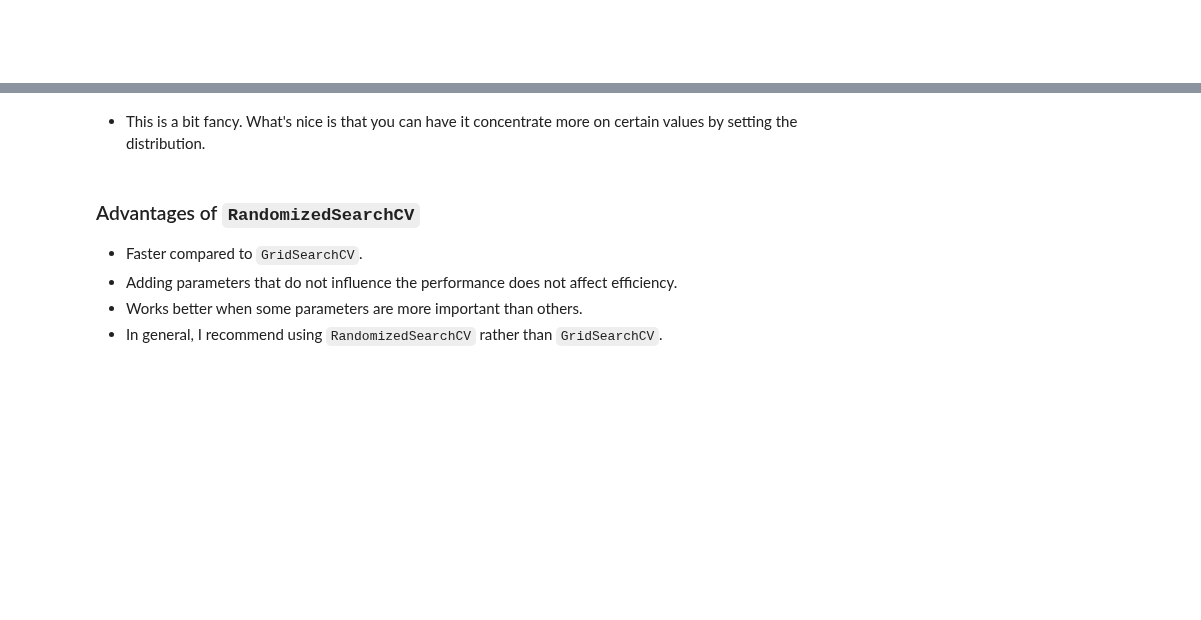
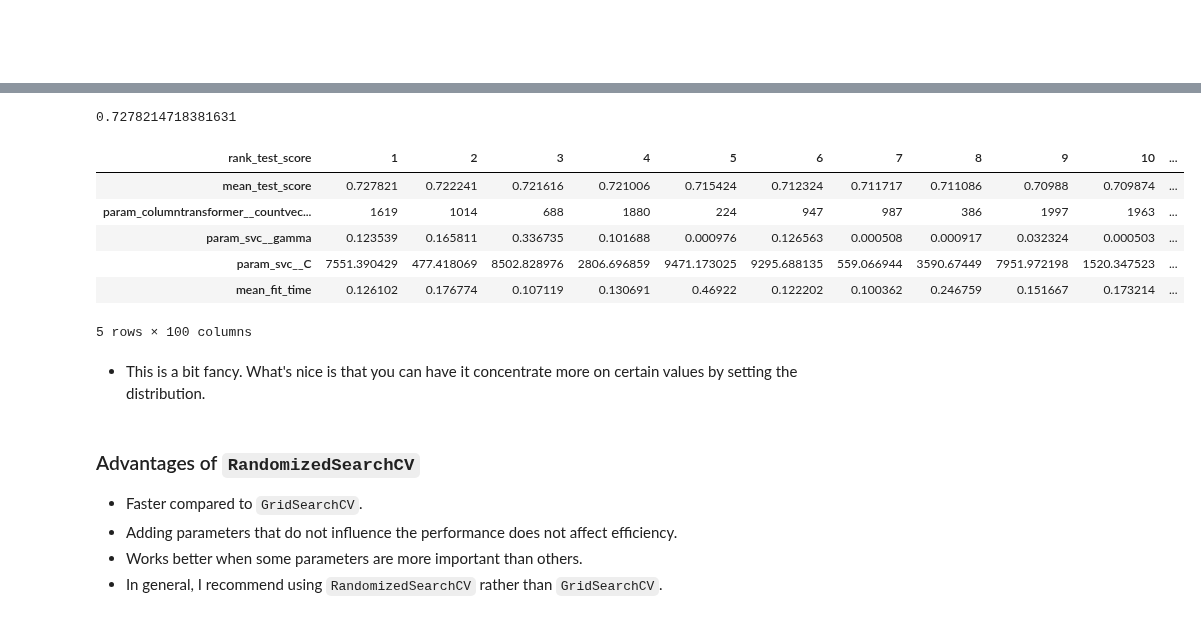
Before and after one commit to UBC-CS/cpsc330-2023W1, a Jupyter notebook: lectures/08_hyperparameter-optimization.ipynb, the cells around one changed output, grey strips where cells are left out. Saved outputs shown, nothing was run; the diff lists cells and outputs as text; code cells hidden in the pictures; blank space fills up the shorter version.

```diff
--- a/lectures/08_hyperparameter-optimization.ipynb
+++ b/lectures/08_hyperparameter-optimization.ipynb
@@ -506,3 +788,10 @@ random_search = None
 # %%
+# Create a random search object
+random_search = RandomizedSearchCV(pipe_svm,
+                  param_distributions = param_dist,
+                  n_iter=100,
+                  n_jobs=-1,
+                  return_train_score=True)
+
 # Carry out the search
-# random_search.fit(X_train, y_train)
+random_search.fit(X_train, y_train)
@@ -511,14 +816,26 @@ random_search = None
+# %%
+random_search.best_score_
+# %% [output]
+0.7278214718381631
 # %%
-# pd.DataFrame(random_search.cv_results_)[
-#     [
-#         "mean_test_score",
-#         "param_columntransformer__countvectorizer__max_features",
-#         "param_svc__gamma",
-#         "param_svc__C",
-#         "mean_fit_time",
-#         "rank_test_score",
-#     ]
-# ].set_index("rank_test_score").sort_index().T
+pd.DataFrame(random_search.cv_results_)[
+    [
+        "mean_test_score",
+        "param_columntransformer__countvectorizer__max_features",
+        "param_svc__gamma",
+        "param_svc__C",
+        "mean_fit_time",
+        "rank_test_score",
+    ]
+].set_index("rank_test_score").sort_index().T
+# %% [output]
+| rank_test_score | 1 | 2 | 3 | 4 | 5 | 6 | 7 | 8 | 9 | 10 | ... |
+| mean_test_score | 0.727821 | 0.722241 | 0.721616 | 0.721006 | 0.715424 | 0.712324 | 0.711717 | 0.711086 | 0.70988 | 0.709874 | ... |
+| param_columntransformer__countvec... | 1619 | 1014 | 688 | 1880 | 224 | 947 | 987 | 386 | 1997 | 1963 | ... |
+| param_svc__gamma | 0.123539 | 0.165811 | 0.336735 | 0.101688 | 0.000976 | 0.126563 | 0.000508 | 0.000917 | 0.032324 | 0.000503 | ... |
+| param_svc__C | 7551.390429 | 477.418069 | 8502.828976 | 2806.696859 | 9471.173025 | 9295.688135 | 559.066944 | 3590.67449 | 7951.972198 | 1520.347523 | ... |
+| mean_fit_time | 0.126102 | 0.176774 | 0.107119 | 0.130691 | 0.46922 | 0.122202 | 0.100362 | 0.246759 | 0.151667 | 0.173214 | ... |
+5 rows × 100 columns
 # %% [markdown]
 - This is a bit fancy. What's nice is that you can have it concentrate more on certain values by setting the distribution.
 # %% [markdown]
```
Also changed, not shown: parts of 58 cells of this notebook.
